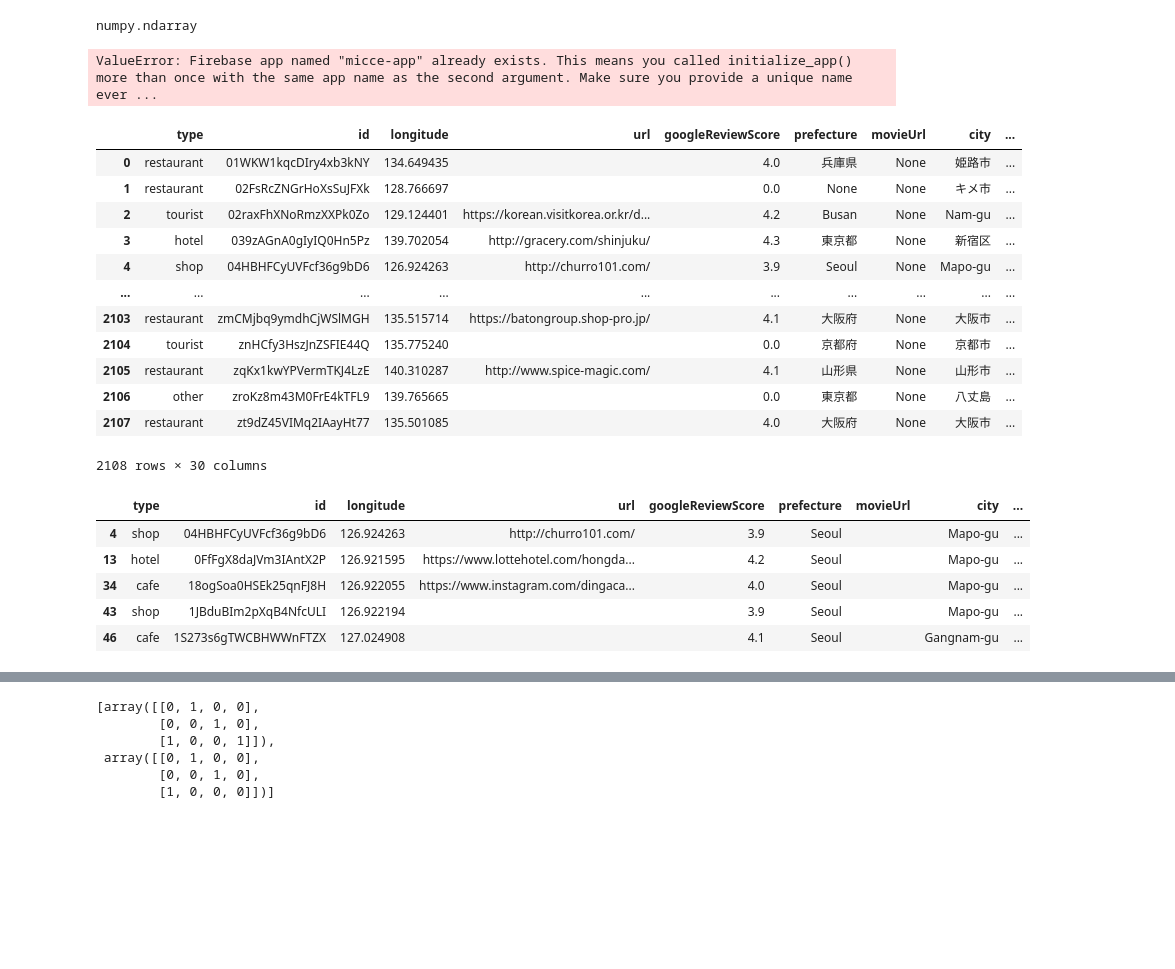
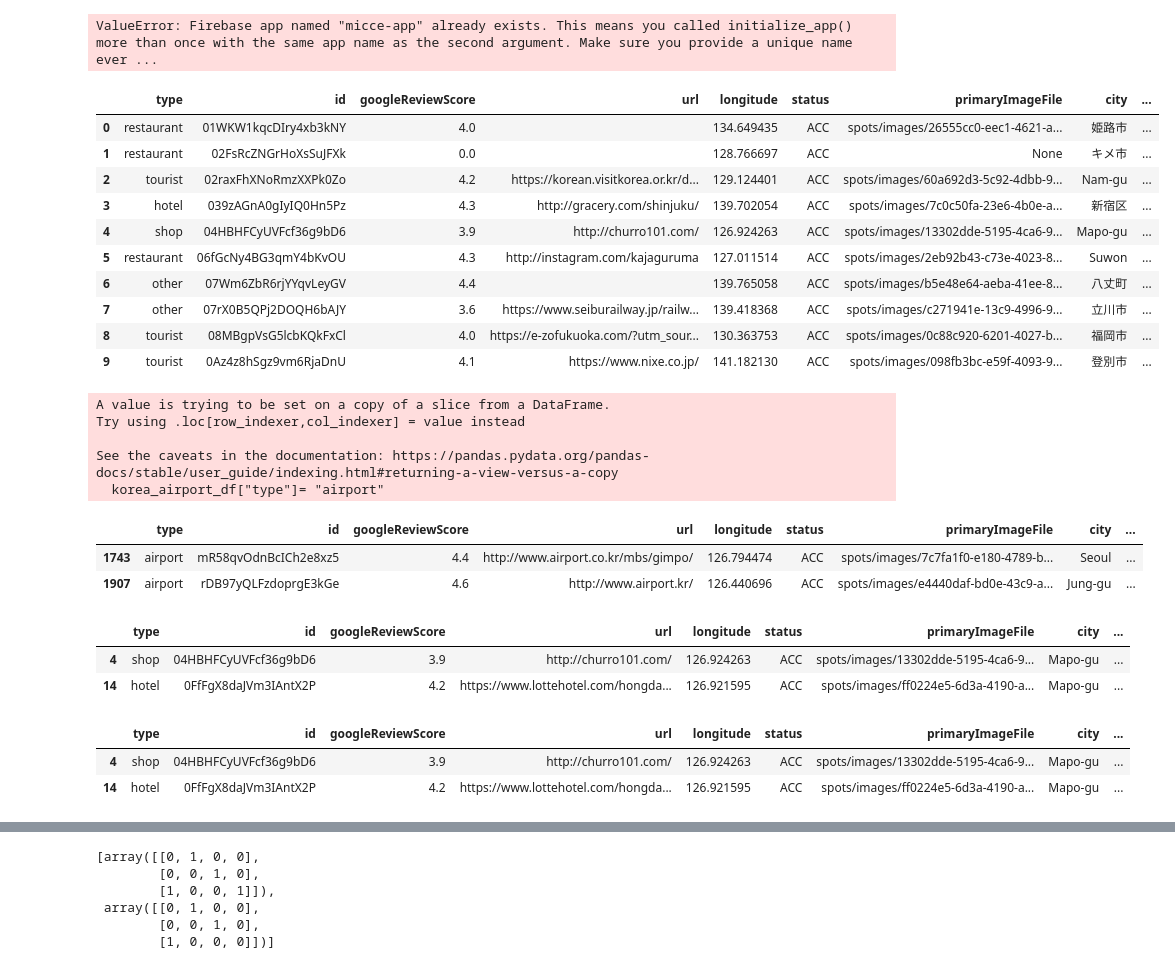
Before and after one commit to kinshotomoya/micce, a Jupyter notebook: micce.ipynb, the cells around one changed output, grey strips where cells are left out. Saved outputs shown, nothing was run; the diff lists cells and outputs as text; code cells hidden in the pictures; blank space fills up the shorter version.

```diff
--- a/micce.ipynb
+++ b/micce.ipynb
@@ -6,12 +6,6 @@ import numpy as np
 pd.set_option('display.max_rows', 500)
 pd.set_option('display.max_columns', 100)
 from typing import List,Dict,Tuple
-# %%
-default_vec = np.array([[0,0,0,0],[0,0,0,0]])
-default_vec[0][0] = 1
-type(default_vec)
-# %% [output]
-numpy.ndarray
 # %%
 cred = credentials.Certificate("/Users/kinsho/workspace/micce-firebase-secret-key/micce-travel-firebase-adminsdk-3fcnp-b289dc5911.json")
 app = initialize_app(cred, name="micce-app")
@@ -23,36 +17,52 @@ spots = firestore_client.collection("Spot").stream()
 # %%
 spot_list = list()
 for spot in spots:
     spot_list.append(spot.to_dict())
 
 df = pd.DataFrame(spot_list)
 
-df
+df.head(10)
 # %% [output]
-|  | type | id | longitude | url | googleReviewScore | prefecture | movieUrl | city | ... |
-| 0 | restaurant | 01WKW1kqcDIry4xb3kNY | 134.649435 |  | 4.0 | 兵庫県 | None | 姫路市 | ... |
-| 1 | restaurant | 02FsRcZNGrHoXsSuJFXk | 128.766697 |  | 0.0 | None | None | キメ市 | ... |
-| 2 | tourist | 02raxFhXNoRmzXXPk0Zo | 129.124401 | https://korean.visitkorea.or.kr/d... | 4.2 | Busan | None | Nam-gu | ... |
-| 3 | hotel | 039zAGnA0gIyIQ0Hn5Pz | 139.702054 | http://gracery.com/shinjuku/ | 4.3 | 東京都 | None | 新宿区 | ... |
-| 4 | shop | 04HBHFCyUVFcf36g9bD6 | 126.924263 | http://churro101.com/ | 3.9 | Seoul | None | Mapo-gu | ... |
-| ... | ... | ... | ... | ... | ... | ... | ... | ... | ... |
-| 2103 | restaurant | zmCMjbq9ymdhCjWSlMGH | 135.515714 | https://batongroup.shop-pro.jp/ | 4.1 | 大阪府 | None | 大阪市 | ... |
-| 2104 | tourist | znHCfy3HszJnZSFIE44Q | 135.775240 |  | 0.0 | 京都府 | None | 京都市 | ... |
-| 2105 | restaurant | zqKx1kwYPVermTKJ4LzE | 140.310287 | http://www.spice-magic.com/ | 4.1 | 山形県 | None | 山形市 | ... |
-| 2106 | other | zroKz8m43M0FrE4kTFL9 | 139.765665 |  | 0.0 | 東京都 | None | 八丈島 | ... |
-| 2107 | restaurant | zt9dZ45VIMq2IAayHt77 | 135.501085 |  | 4.0 | 大阪府 | None | 大阪市 | ... |
+|  | type | id | googleReviewScore | url | longitude | status | primaryImageFile | city | ... |
+| 0 | restaurant | 01WKW1kqcDIry4xb3kNY | 4.0 |  | 134.649435 | ACC | spots/images/26555cc0-eec1-4621-a... | 姫路市 | ... |
+| 1 | restaurant | 02FsRcZNGrHoXsSuJFXk | 0.0 |  | 128.766697 | ACC | None | キメ市 | ... |
+| 2 | tourist | 02raxFhXNoRmzXXPk0Zo | 4.2 | https://korean.visitkorea.or.kr/d... | 129.124401 | ACC | spots/images/60a692d3-5c92-4dbb-9... | Nam-gu | ... |
+| 3 | hotel | 039zAGnA0gIyIQ0Hn5Pz | 4.3 | http://gracery.com/shinjuku/ | 139.702054 | ACC | spots/images/7c0c50fa-23e6-4b0e-a... | 新宿区 | ... |
+| 4 | shop | 04HBHFCyUVFcf36g9bD6 | 3.9 | http://churro101.com/ | 126.924263 | ACC | spots/images/13302dde-5195-4ca6-9... | Mapo-gu | ... |
+| 5 | restaurant | 06fGcNy4BG3qmY4bKvOU | 4.3 | http://instagram.com/kajaguruma | 127.011514 | ACC | spots/images/2eb92b43-c73e-4023-8... | Suwon | ... |
+| 6 | other | 07Wm6ZbR6rjYYqvLeyGV | 4.4 |  | 139.765058 | ACC | spots/images/b5e48e64-aeba-41ee-8... | 八丈町 | ... |
+| 7 | other | 07rX0B5QPj2DOQH6bAJY | 3.6 | https://www.seiburailway.jp/railw... | 139.418368 | ACC | spots/images/c271941e-13c9-4996-9... | 立川市 | ... |
+| 8 | tourist | 08MBgpVsG5lcbKQkFxCl | 4.0 | https://e-zofukuoka.com/?utm_sour... | 130.363753 | ACC | spots/images/0c88c920-6201-4027-b... | 福岡市 | ... |
+| 9 | tourist | 0Az4z8hSgz9vm6RjaDnU | 4.1 | https://www.nixe.co.jp/ | 141.182130 | ACC | spots/images/098fb3bc-e59f-4093-9... | 登別市 | ... |
-2108 rows × 30 columns
+# %%
+korea_airport_df = df[(df["name"] == "仁川国際空港") | (df["name"] == "金浦国際空港")]
+korea_airport_df["type"]= "airport"
+korea_airport_df = korea_airport_df.fillna("")
+korea_airport_df.head(10)
+# %% [output]
+A value is trying to be set on a copy of a slice from a DataFrame.
+Try using .loc[row_indexer,col_indexer] = value instead
+
+See the caveats in the documentation: https://pandas.pydata.org/pandas-docs/stable/user_guide/indexing.html#returning-a-view-versus-a-copy
+  korea_airport_df["type"]= "airport"
+|  | type | id | googleReviewScore | url | longitude | status | primaryImageFile | city | ... |
+| 1743 | airport | mR58qvOdnBcICh2e8xz5 | 4.4 | http://www.airport.co.kr/mbs/gimpo/ | 126.794474 | ACC | spots/images/7c7fa1f0-e180-4789-b... | Seoul | ... |
+| 1907 | airport | rDB97yQLFzdoprgE3kGe | 4.6 | http://www.airport.kr/ | 126.440696 | ACC | spots/images/e4440daf-bd0e-43c9-a... | Jung-gu | ... |
 # %%
 df = df.fillna("")
-exist_tags_df = df[df["tags"] != ""]
-exist_tags_df.head(5)
+exist_tag__df = df[df["tags"] != ""]
+exist_tag__df.head(2)
 # %% [output]
-|  | type | id | longitude | url | googleReviewScore | prefecture | movieUrl | city | ... |
-| 4 | shop | 04HBHFCyUVFcf36g9bD6 | 126.924263 | http://churro101.com/ | 3.9 | Seoul |  | Mapo-gu | ... |
-| 13 | hotel | 0FfFgX8daJVm3IAntX2P | 126.921595 | https://www.lottehotel.com/hongda... | 4.2 | Seoul |  | Mapo-gu | ... |
-| 34 | cafe | 18ogSoa0HSEk25qnFJ8H | 126.922055 | https://www.instagram.com/dingaca... | 4.0 | Seoul |  | Mapo-gu | ... |
-| 43 | shop | 1JBduBIm2pXqB4NfcULI | 126.922194 |  | 3.9 | Seoul |  | Mapo-gu | ... |
-| 46 | cafe | 1S273s6gTWCBHWWnFTZX | 127.024908 |  | 4.1 | Seoul |  | Gangnam-gu | ... |
+|  | type | id | googleReviewScore | url | longitude | status | primaryImageFile | city | ... |
+| 4 | shop | 04HBHFCyUVFcf36g9bD6 | 3.9 | http://churro101.com/ | 126.924263 | ACC | spots/images/13302dde-5195-4ca6-9... | Mapo-gu | ... |
+| 14 | hotel | 0FfFgX8daJVm3IAntX2P | 4.2 | https://www.lottehotel.com/hongda... | 126.921595 | ACC | spots/images/ff0224e5-6d3a-4190-a... | Mapo-gu | ... |
+# %%
+korea_df = pd.concat([exist_tag__df, korea_airport_df], axis=0)
+korea_df.head(2)
+# %% [output]
+|  | type | id | googleReviewScore | url | longitude | status | primaryImageFile | city | ... |
+| 4 | shop | 04HBHFCyUVFcf36g9bD6 | 3.9 | http://churro101.com/ | 126.924263 | ACC | spots/images/13302dde-5195-4ca6-9... | Mapo-gu | ... |
+| 14 | hotel | 0FfFgX8daJVm3IAntX2P | 4.2 | https://www.lottehotel.com/hongda... | 126.921595 | ACC | spots/images/ff0224e5-6d3a-4190-a... | Mapo-gu | ... |
 # %% [markdown]
 
 ### カテゴリ分類
```
Also changed, not shown: parts of 5 cells of this notebook.
